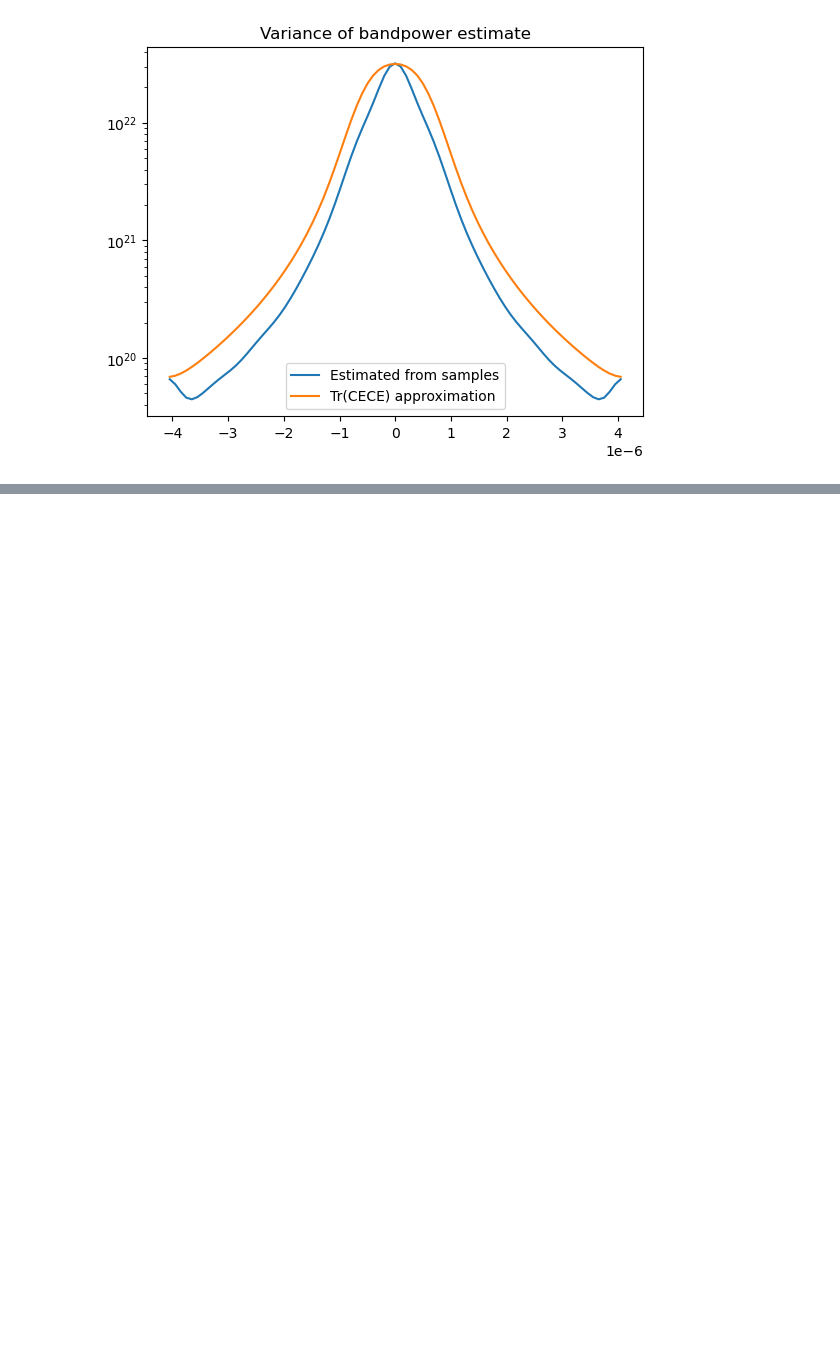
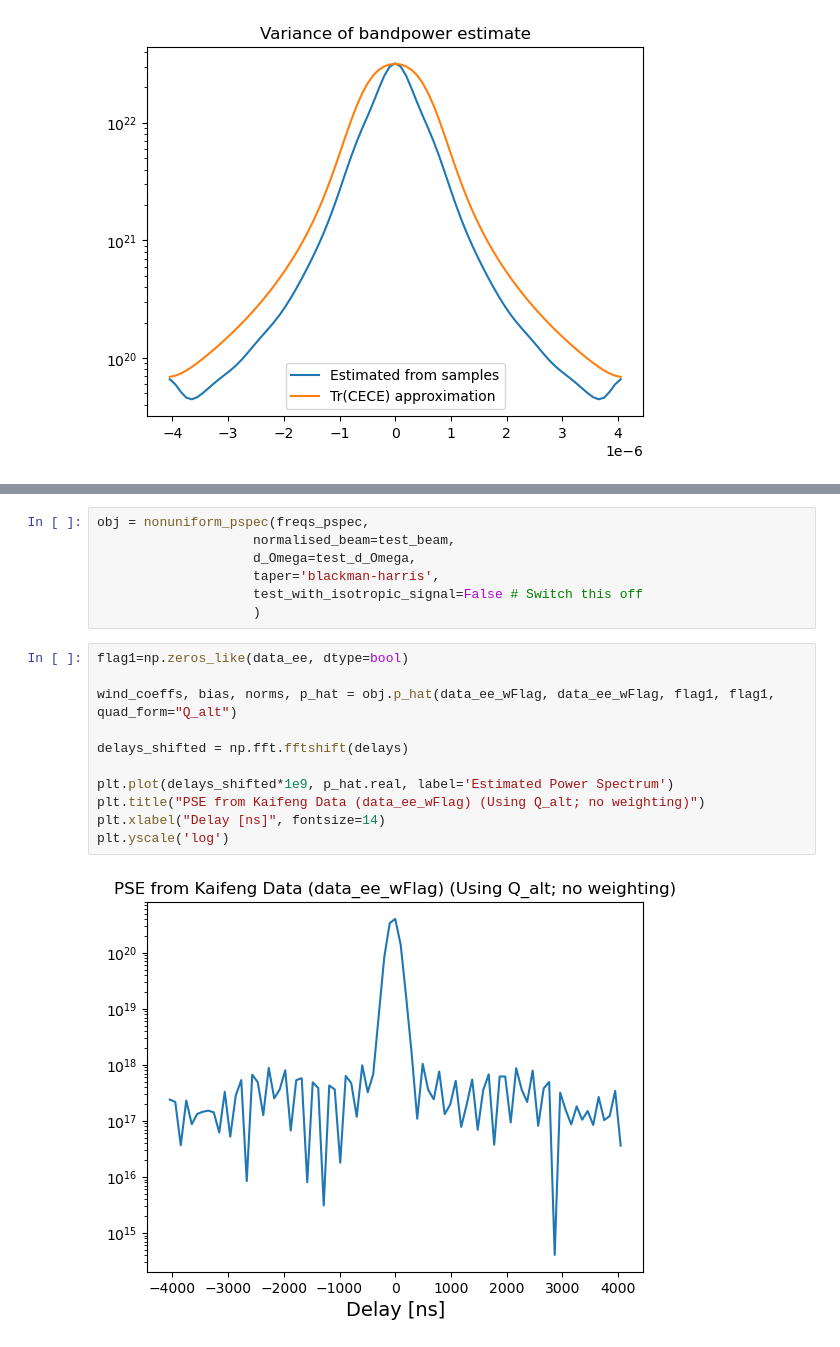
Before and after one commit to zzhang0123/weighted_QPSE, a Jupyter notebook: test_nonuniform_weighting.ipynb, the cells around one changed output, grey strips where cells are left out. Drawn from its saved outputs; the diff is of its cells as text; blank space fills up the shorter version.

```diff
--- a/test_nonuniform_weighting.ipynb
+++ b/test_nonuniform_weighting.ipynb
@@ -735,0 +763,20 @@ plt.legend()
+# %%
+obj = nonuniform_pspec(freqs_pspec,
+                    normalised_beam=test_beam,
+                    d_Omega=test_d_Omega,
+                    taper='blackman-harris',
+                    test_with_isotropic_signal=False # Switch this off
+                    )
+# %%
+flag1=np.zeros_like(data_ee, dtype=bool)
+
+wind_coeffs, bias, norms, p_hat = obj.p_hat(data_ee_wFlag, data_ee_wFlag, flag1, flag1, quad_form="Q_alt")
+
+delays_shifted = np.fft.fftshift(delays)
+
+plt.plot(delays_shifted*1e9, p_hat.real, label='Estimated Power Spectrum')
+plt.title("PSE from Kaifeng Data (data_ee_wFlag) (Using Q_alt; no weighting)")
+plt.xlabel("Delay [ns]", fontsize=14)
+plt.yscale('log')
+# %% [output]
+[figure, added]
```
Also changed, not shown: parts of 4 cells of this notebook.
